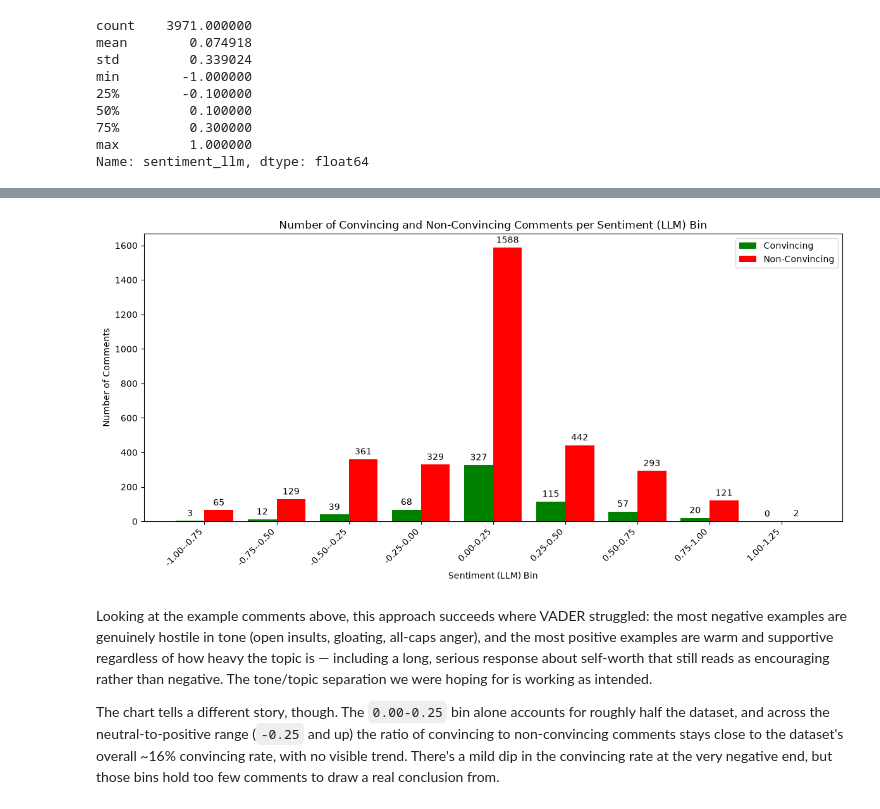
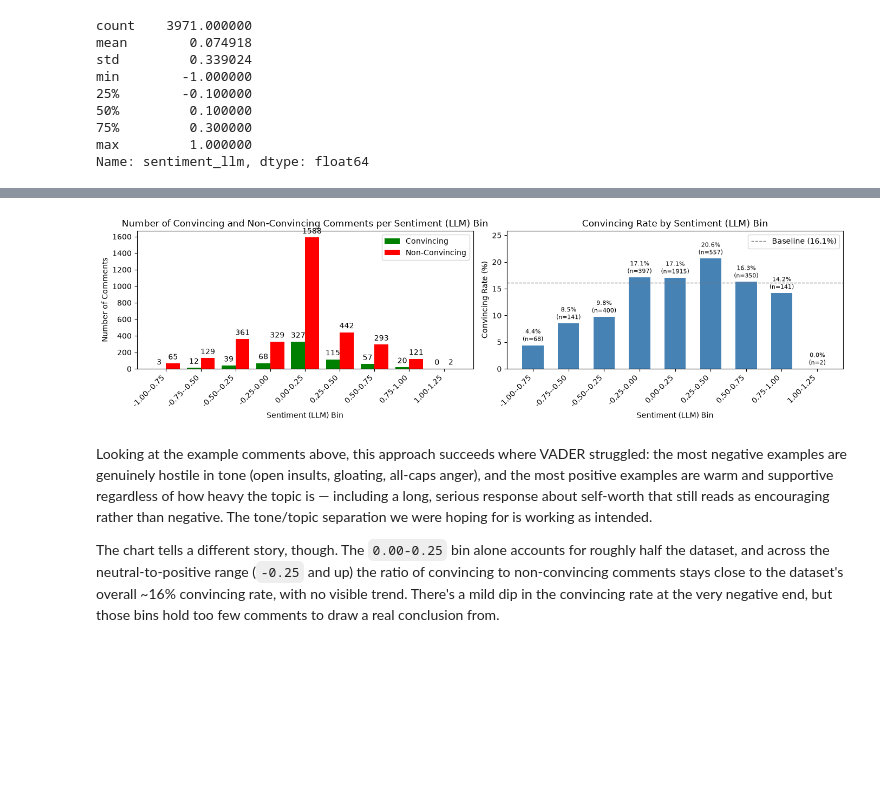
Before and after one commit to jct-nlp/change-my-view-2025, a Jupyter notebook: this work/03.1_feature_engineering_part1.ipynb, the cells around one changed output, grey strips where cells are left out. Cells and saved outputs as stored; diff of their text form; code cells hidden in the pictures; blank space fills up the shorter version.

```diff
--- a/this work/03.1_feature_engineering_part1.ipynb
+++ b/this work/03.1_feature_engineering_part1.ipynb
@@ -409,9 +407,9 @@ Maximal Sentiment Comment (Sentiment: 0.90):
   Final Comment: Just want to say thank you for trying to start a meaningful discussion on this. I am a Canadian that follows politics, and I have tried very hard to be objective when it comes to Dona ...
 --------------------
 # %%
-common_functions.plot_feature(comments_df, 'sentiment_llm', 'Sentiment (LLM)', 0.25)
+common_functions.plot_feature(comments_df, 'sentiment_llm', 'Sentiment (LLM)', 0.25, show_counts=True)
 # %% [output]
-[figure, old version]
+[figure, new version]
 # %% [markdown]
 Looking at the example comments above, this approach succeeds where VADER struggled: the most negative examples are genuinely hostile in tone (open insults, gloating, all-caps anger), and the most positive examples are warm and supportive regardless of how heavy the topic is — including a long, serious response about self-worth that still reads as encouraging rather than negative. The tone/topic separation we were hoping for is working as intended.
 
```
Also changed, not shown: parts of 13 cells of this notebook, 1 other file.
